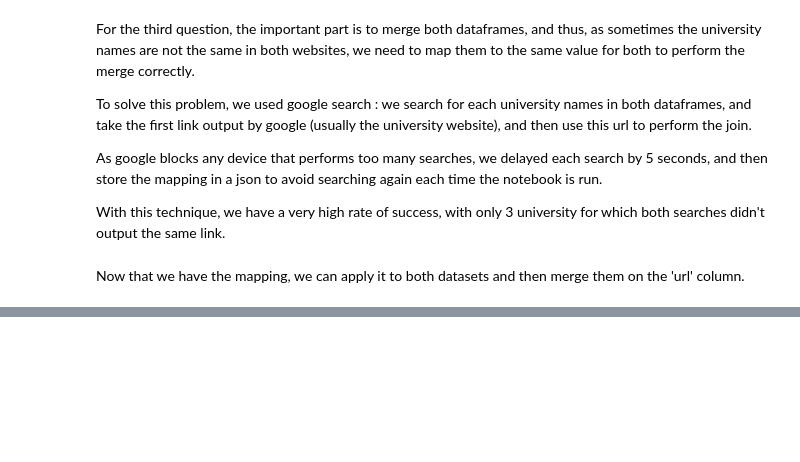
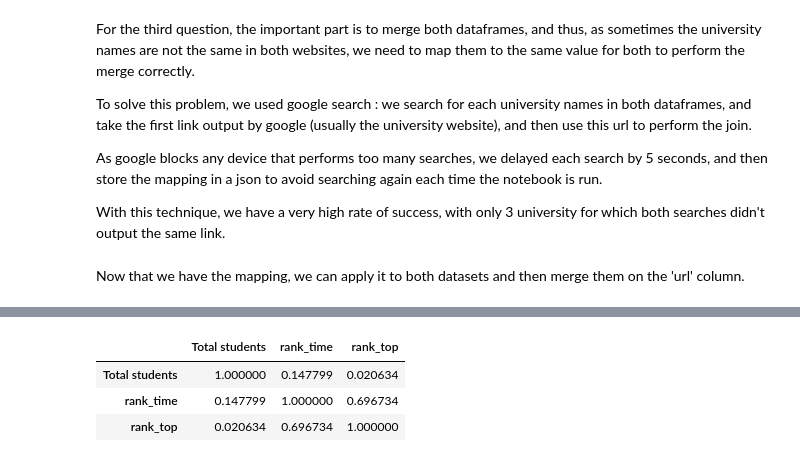
Before and after one commit to RadoslawDryzner/LeRepoDuGuerrier, a Jupyter notebook: Homework02/Homework 2.ipynb, the cells around one changed output, grey strips where cells are left out. Saved outputs shown, nothing was run; the diff lists cells and outputs as text; code cells hidden in the pictures; blank space fills up the shorter version.

```diff
--- a/Homework02/Homework 2.ipynb
+++ b/Homework02/Homework 2.ipynb
@@ -254,0 +535,9 @@ df_correlations
+# %%
+raw_merge_cleaned[['Total students',
+                   'rank_time',
+                   'rank_top']].corr()
+# %% [output]
+|  | Total students | rank_time | rank_top |
+| Total students | 1.000000 | 0.147799 | 0.020634 |
+| rank_time | 0.147799 | 1.000000 | 0.696734 |
+| rank_top | 0.020634 | 0.696734 | 1.000000 |
```
Also changed, not shown: parts of 34 cells of this notebook.
